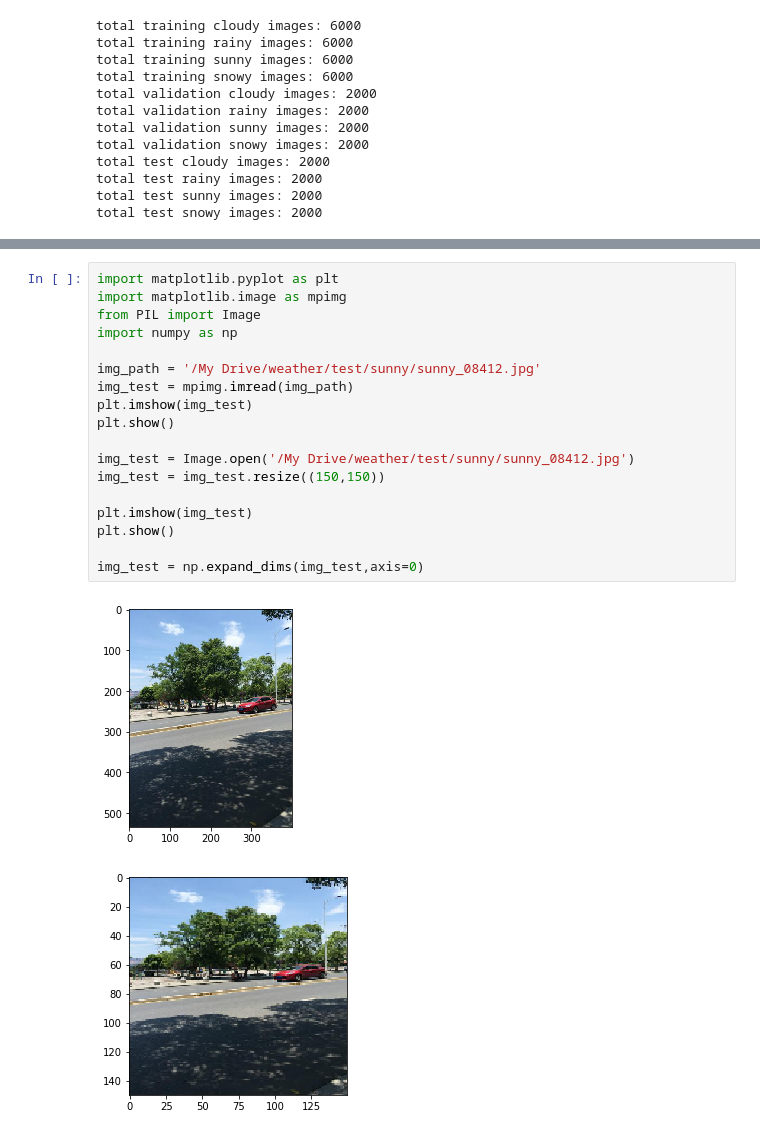
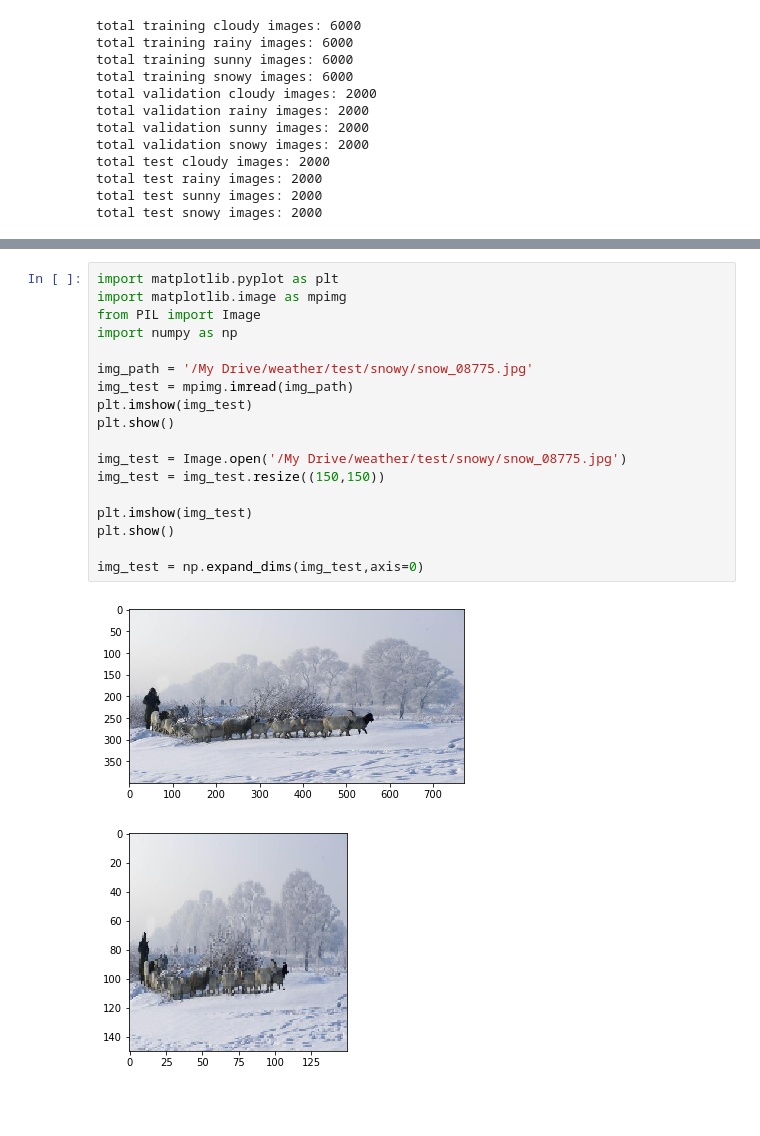
Before and after one commit to teng-joyeen/teng-joyeen, a Jupyter notebook: TEST_Multi_Class_Weather_Recognition_and_Classification_On_Outdoor_Images.ipynb, the cells around one changed output, grey strips where cells are left out. Cells and saved outputs as stored; diff of their text form; blank space fills up the shorter version.

```diff
--- a/TEST_Multi_Class_Weather_Recognition_and_Classification_On_Outdoor_Images.ipynb
+++ b/TEST_Multi_Class_Weather_Recognition_and_Classification_On_Outdoor_Images.ipynb
@@ -328,24 +328,24 @@ test_acc: 0.691875
 # %%
 import matplotlib.pyplot as plt
 import matplotlib.image as mpimg
 from PIL import Image
 import numpy as np
 
-img_path = '/My Drive/weather/test/sunny/sunny_08412.jpg'
+img_path = '/My Drive/weather/test/snowy/snow_08775.jpg'
 img_test = mpimg.imread(img_path)
 plt.imshow(img_test)
 plt.show()
 
-img_test = Image.open('/My Drive/weather/test/sunny/sunny_08412.jpg')
+img_test = Image.open('/My Drive/weather/test/snowy/snow_08775.jpg')
 img_test = img_test.resize((150,150))
 
 plt.imshow(img_test)
 plt.show()
 
 img_test = np.expand_dims(img_test,axis=0)
 # %% [output]
-[figure, old version]
+[figure, new version]
-[figure, old version]
+[figure, new version]
 # %%
 array = model.predict(img_test)
 print(array)
```
Also changed, not shown: parts of 4 cells of this notebook.
